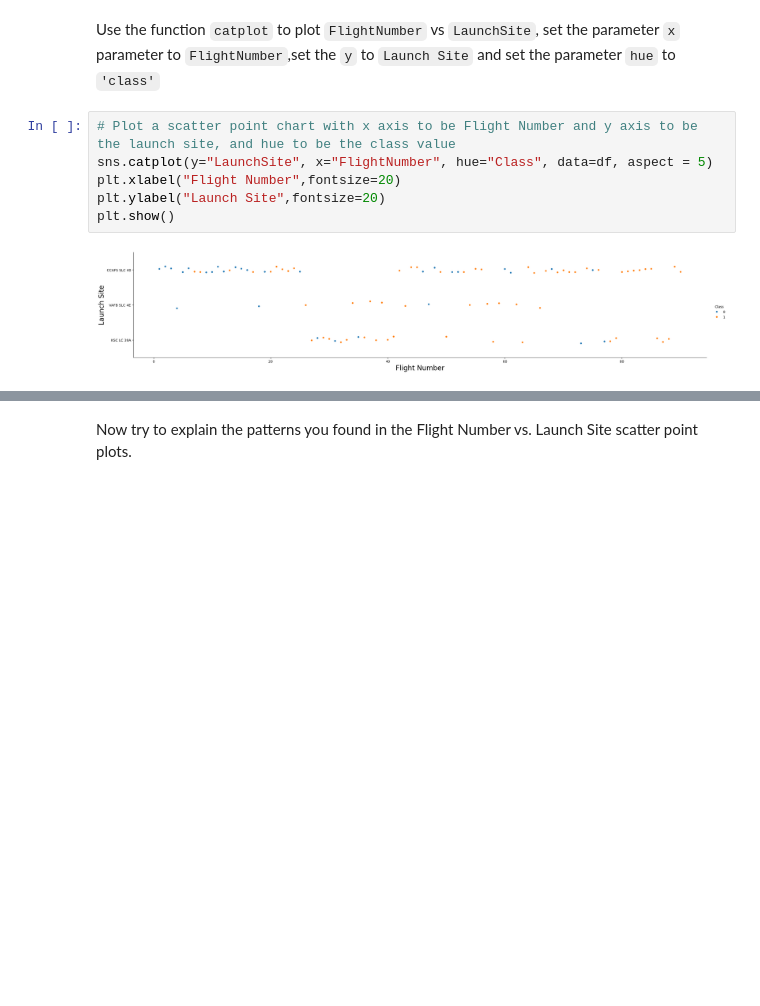
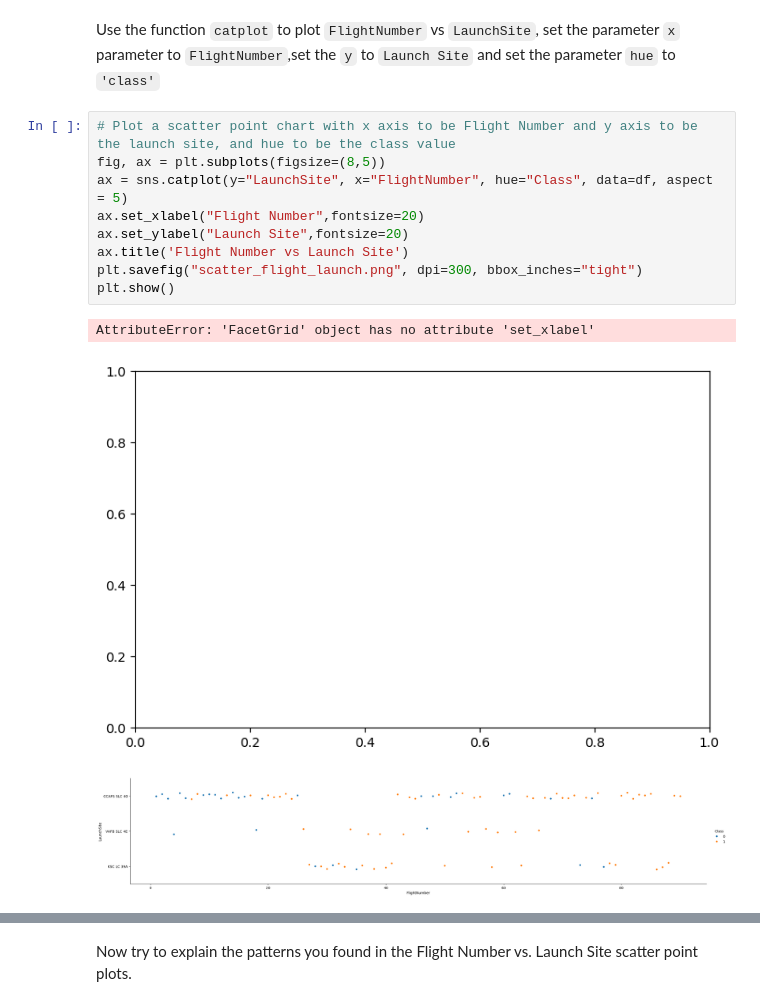
Before and after one commit to penggenchang/IBM-Data-Science-Professional-Coursera, a Jupyter notebook: jupyter-labs-eda-dataviz-v2.ipynb, the cells around one changed output, grey strips where cells are left out. Cells and saved outputs as stored; diff of their text form; blank space fills up the shorter version.

```diff
--- a/jupyter-labs-eda-dataviz-v2.ipynb
+++ b/jupyter-labs-eda-dataviz-v2.ipynb
@@ -90,9 +90,14 @@ Next, let's drill down to each site visualize its detailed launch records.
 Use the function <code>catplot</code> to plot <code>FlightNumber</code> vs <code>LaunchSite</code>, set the  parameter <code>x</code>  parameter to <code>FlightNumber</code>,set the  <code>y</code> to <code>Launch Site</code> and set the parameter <code>hue</code> to <code>'class'</code>
 # %%
 # Plot a scatter point chart with x axis to be Flight Number and y axis to be the launch site, and hue to be the class value
-sns.catplot(y="LaunchSite", x="FlightNumber", hue="Class", data=df, aspect = 5)
-plt.xlabel("Flight Number",fontsize=20)
-plt.ylabel("Launch Site",fontsize=20)
+fig, ax = plt.subplots(figsize=(8,5))
+ax = sns.catplot(y="LaunchSite", x="FlightNumber", hue="Class", data=df, aspect = 5)
+ax.set_xlabel("Flight Number",fontsize=20)
+ax.set_ylabel("Launch Site",fontsize=20)
+ax.title('Flight Number vs Launch Site')
+plt.savefig("scatter_flight_launch.png", dpi=300, bbox_inches="tight")
 plt.show()
 # %% [output]
+AttributeError: 'FacetGrid' object has no attribute 'set_xlabel'
-[figure, old version]
+[figure, new version]
+[figure, added]
```
Also changed, not shown: parts of 6 cells of this notebook.
